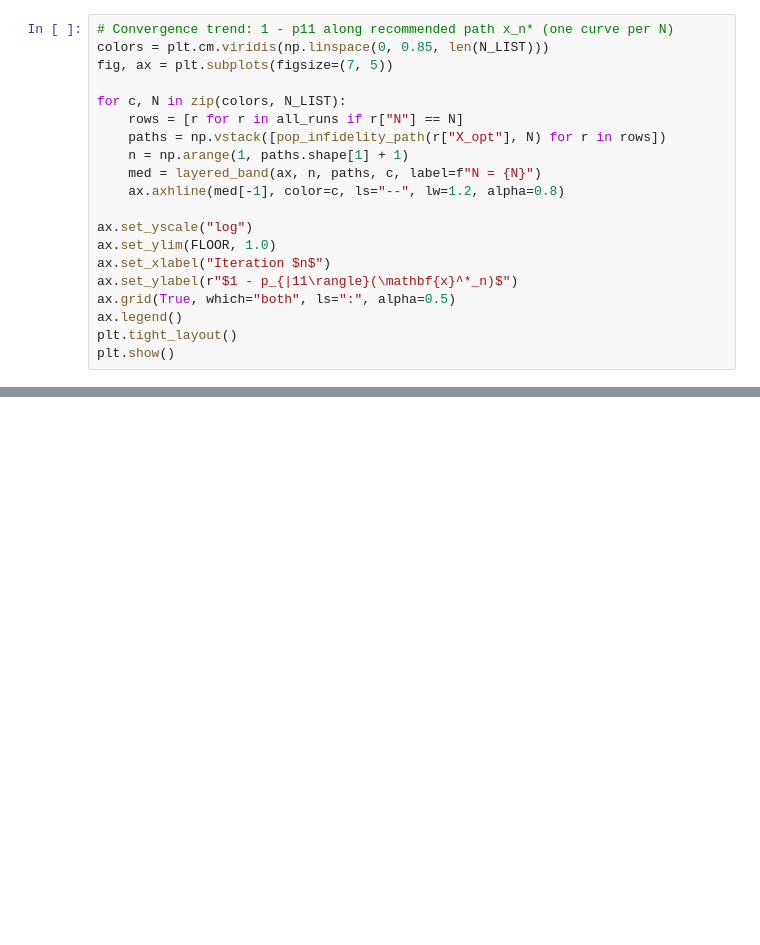
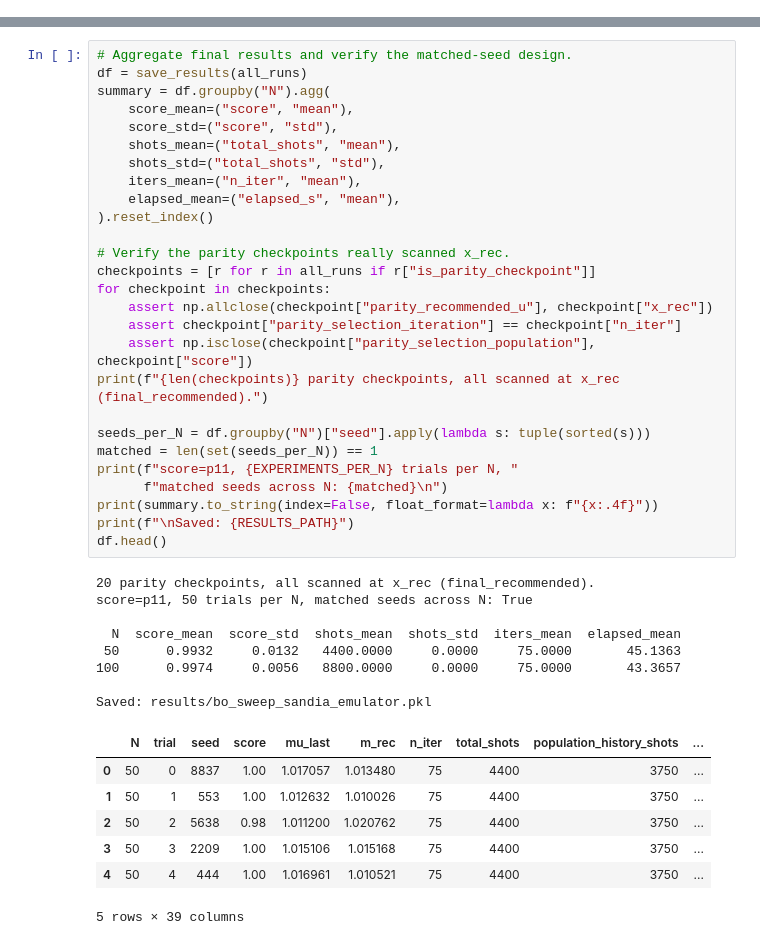
Before and after one commit to PatGCaspuenas/QuantumFidelityOptimization, a Jupyter notebook: SANDIA_code1_modified.ipynb, the cells around one changed output, grey strips where cells are left out. Drawn from its saved outputs; the diff is of its cells as text; blank space fills up the shorter version.

Commit message:
match pipeline to paper's

```diff
--- a/SANDIA_code1_modified.ipynb
+++ b/SANDIA_code1_modified.ipynb
@@ -363,20 +217,0 @@ def layered_band(ax, n, data, color, label=None):
-# %%
-# Convergence trend: 1 - p11 along recommended path x_n* (one curve per N)
-colors = plt.cm.viridis(np.linspace(0, 0.85, len(N_LIST)))
-fig, ax = plt.subplots(figsize=(7, 5))
-
-for c, N in zip(colors, N_LIST):
-    rows = [r for r in all_runs if r["N"] == N]
-    paths = np.vstack([pop_infidelity_path(r["X_opt"], N) for r in rows])
-    n = np.arange(1, paths.shape[1] + 1)
-    med = layered_band(ax, n, paths, c, label=f"N = {N}")
-    ax.axhline(med[-1], color=c, ls="--", lw=1.2, alpha=0.8)
-
-ax.set_yscale("log")
-ax.set_ylim(FLOOR, 1.0)
-ax.set_xlabel("Iteration $n$")
-ax.set_ylabel(r"$1 - p_{|11\rangle}(\mathbf{x}^*_n)$")
-ax.grid(True, which="both", ls=":", alpha=0.5)
-ax.legend()
-plt.tight_layout()
-plt.show()
@@ -409,0 +679,43 @@ plt.show()
+# %%
+# Aggregate final results and verify the matched-seed design.
+df = save_results(all_runs)
+summary = df.groupby("N").agg(
+    score_mean=("score", "mean"),
+    score_std=("score", "std"),
+    shots_mean=("total_shots", "mean"),
+    shots_std=("total_shots", "std"),
+    iters_mean=("n_iter", "mean"),
+    elapsed_mean=("elapsed_s", "mean"),
+).reset_index()
+
+# Verify the parity checkpoints really scanned x_rec.
+checkpoints = [r for r in all_runs if r["is_parity_checkpoint"]]
+for checkpoint in checkpoints:
+    assert np.allclose(checkpoint["parity_recommended_u"], checkpoint["x_rec"])
+    assert checkpoint["parity_selection_iteration"] == checkpoint["n_iter"]
+    assert np.isclose(checkpoint["parity_selection_population"], checkpoint["score"])
+print(f"{len(checkpoints)} parity checkpoints, all scanned at x_rec (final_recommended).")
+
+seeds_per_N = df.groupby("N")["seed"].apply(lambda s: tuple(sorted(s)))
+matched = len(set(seeds_per_N)) == 1
+print(f"score=p11, {EXPERIMENTS_PER_N} trials per N, "
+      f"matched seeds across N: {matched}\n")
+print(summary.to_string(index=False, float_format=lambda x: f"{x:.4f}"))
+print(f"\nSaved: {RESULTS_PATH}")
+df.head()
+# %% [output]
+20 parity checkpoints, all scanned at x_rec (final_recommended).
+score=p11, 50 trials per N, matched seeds across N: True
+
+  N  score_mean  score_std  shots_mean  shots_std  iters_mean  elapsed_mean
+ 50      0.9932     0.0132   4400.0000     0.0000     75.0000       45.1363
+100      0.9974     0.0056   8800.0000     0.0000     75.0000       43.3657
+
+Saved: results/bo_sweep_sandia_emulator.pkl
+|  | N | trial | seed | score | mu_last | m_rec | n_iter | total_shots | population_history_shots | ... |
+| 0 | 50 | 0 | 8837 | 1.00 | 1.017057 | 1.013480 | 75 | 4400 | 3750 | ... |
+| 1 | 50 | 1 | 553 | 1.00 | 1.012632 | 1.010026 | 75 | 4400 | 3750 | ... |
+| 2 | 50 | 2 | 5638 | 0.98 | 1.011200 | 1.020762 | 75 | 4400 | 3750 | ... |
+| 3 | 50 | 3 | 2209 | 1.00 | 1.015106 | 1.015168 | 75 | 4400 | 3750 | ... |
+| 4 | 50 | 4 | 444 | 1.00 | 1.016961 | 1.010521 | 75 | 4400 | 3750 | ... |
+5 rows × 39 columns
```
Also changed, not shown: parts of 15 cells of this notebook, 6 other files.
